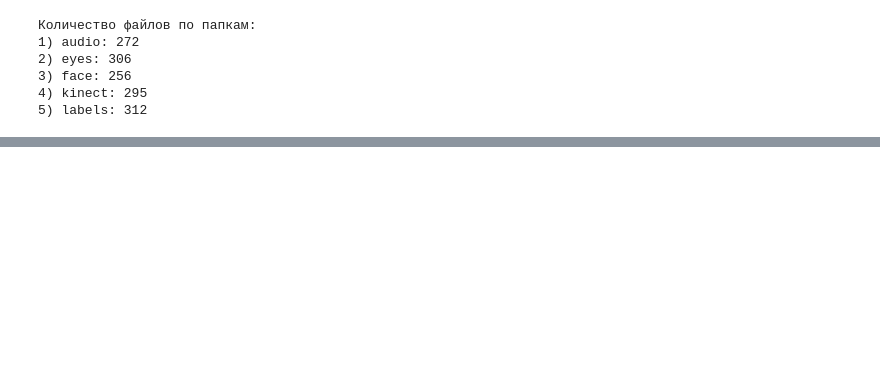
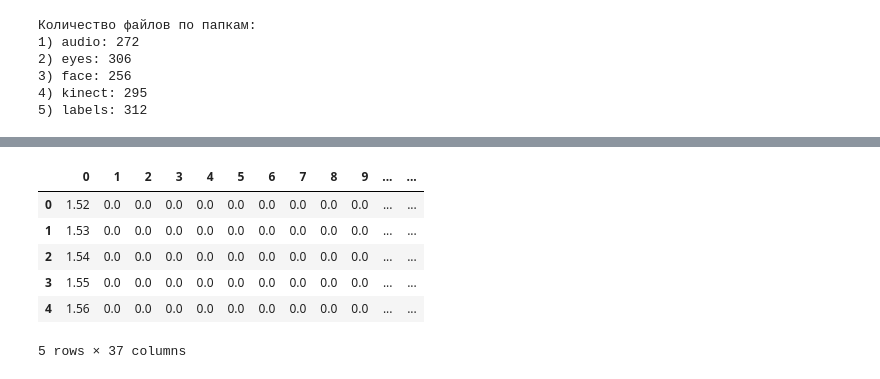
Before and after one commit to kryack/EmoRecognize, a Jupyter notebook: DataReview.ipynb, the cells around one changed output, grey strips where cells are left out. Drawn from its saved outputs; the diff is of its cells as text; code cells hidden in the pictures; blank space fills up the shorter version.

```diff
--- a/DataReview.ipynb
+++ b/DataReview.ipynb
@@ -33,0 +97,5 @@ print('Количество файлов по папкам:\n1) audio: {}'
+# %%
+for file in list_audio:
+    sum_path = pathaudio + file
+    data = pd.read_csv(sum_path)
+    print(data.shape)
@@ -33,0 +196,5 @@ print('Количество файлов по папкам:\n1) audio: {}'
+# %%
+for file in list_labels:
+    sum_path = pathlabels + file
+    data = pd.read_csv(sum_path)
+    print(data.shape)
@@ -33,0 +225,6 @@ print('Количество файлов по папкам:\n1) audio: {}'
+# %%
+label_pd = pd.read_csv(pathlabels + file, skiprows=[0], header = None)
+audio_pd = pd.read_csv(pathaudio + file, skiprows=[0], header = None)
+eyes_pd = pd.read_csv(patheyes + file, skiprows=[0], header = None)
+face_pd = pd.read_csv(pathface + file, skiprows=[0], header = None)
+kinect_pd = pd.read_csv(pathkinect + file, skiprows=[0], header = None)
@@ -33,0 +240,10 @@ print('Количество файлов по папкам:\n1) audio: {}'
+# %%
+audio_pd.head()
+# %% [output]
+|  | 0 | 1 | 2 | 3 | 4 | 5 | 6 | 7 | 8 | 9 | ... | ... |
+| 0 | 1.52 | 0.0 | 0.0 | 0.0 | 0.0 | 0.0 | 0.0 | 0.0 | 0.0 | 0.0 | ... | ... |
+| 1 | 1.53 | 0.0 | 0.0 | 0.0 | 0.0 | 0.0 | 0.0 | 0.0 | 0.0 | 0.0 | ... | ... |
+| 2 | 1.54 | 0.0 | 0.0 | 0.0 | 0.0 | 0.0 | 0.0 | 0.0 | 0.0 | 0.0 | ... | ... |
+| 3 | 1.55 | 0.0 | 0.0 | 0.0 | 0.0 | 0.0 | 0.0 | 0.0 | 0.0 | 0.0 | ... | ... |
+| 4 | 1.56 | 0.0 | 0.0 | 0.0 | 0.0 | 0.0 | 0.0 | 0.0 | 0.0 | 0.0 | ... | ... |
+5 rows × 37 columns
```
Also changed, not shown: parts of 29 cells of this notebook.
